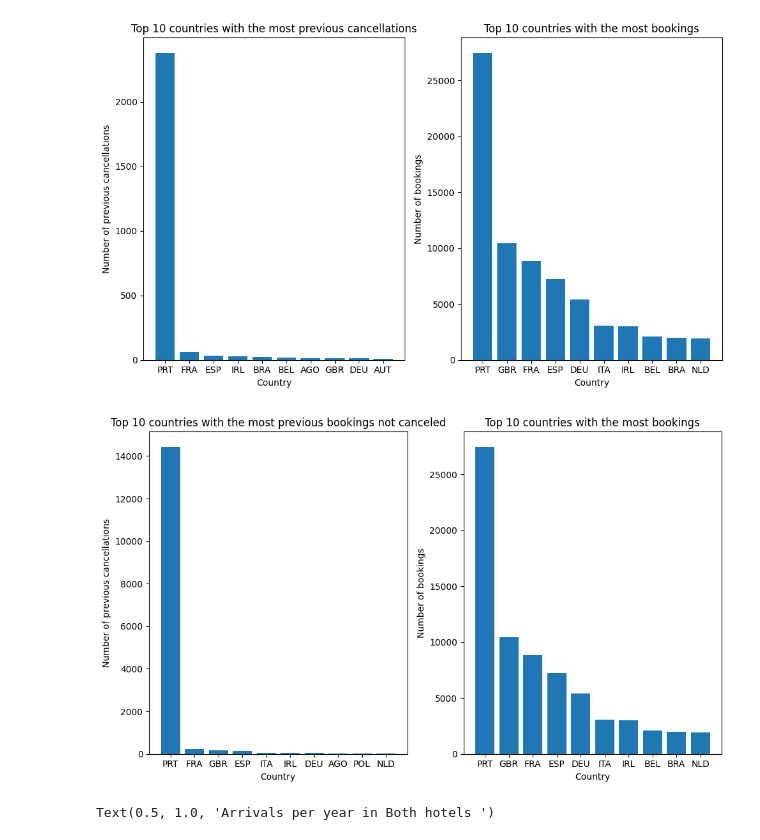
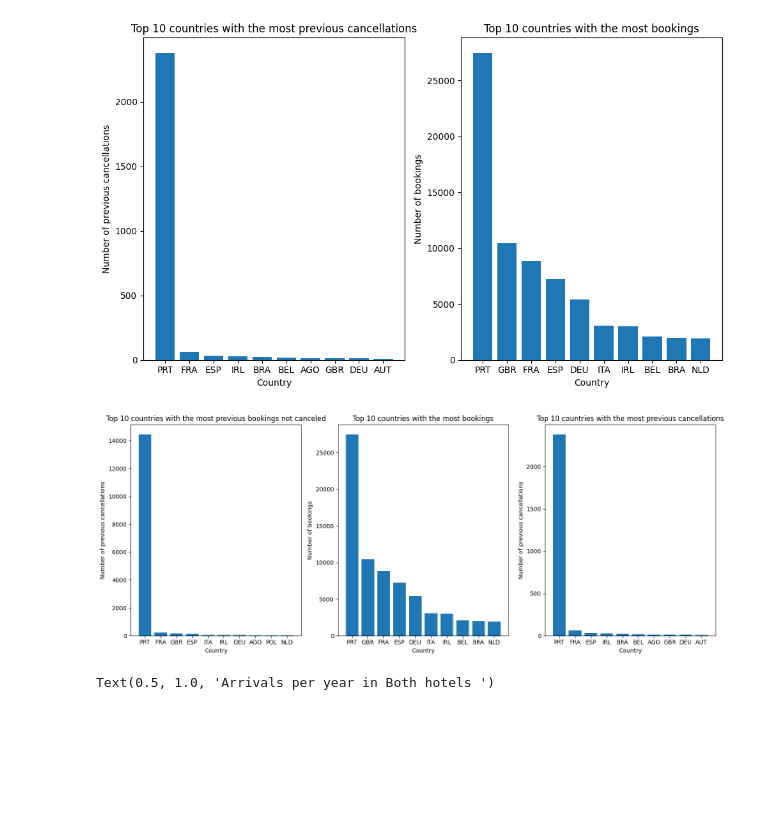
Before and after one commit to duongtruongbinh/Data-Visualization-Labs, a Jupyter notebook: Project/Project.ipynb, the cells around one changed output. Drawn from its saved outputs; the diff is of its cells as text; code cells hidden in the pictures; blank space fills up the shorter version.

```diff
--- a/Project/Project.ipynb
+++ b/Project/Project.ipynb
@@ -415,25 +415,32 @@ plt.show()
 # %%
 top_10_countries = df[df['country'] != -1].groupby('country').agg({'previous_bookings_not_canceled': 'sum'}).nlargest(10, 'previous_bookings_not_canceled')
 
 # Reset index to make 'country' a column instead of index
 top_10_countries = top_10_countries.reset_index()
-fig, ax = plt.subplots(figsize=(10, 6), nrows=1, ncols=2)
+fig, ax = plt.subplots(figsize=(15, 6), nrows=1, ncols=3)
 ax[0].bar(top_10_countries['country'], top_10_countries['previous_bookings_not_canceled'])
 ax[0].set_title('Top 10 countries with the most previous bookings not canceled')
 ax[0].set_xlabel('Country')
 ax[0].set_ylabel('Number of previous cancellations')
 
 top_10_countries = df[df['country'] != -1].groupby('country').count().nlargest(10, 'hotel')
 top_10_countries = top_10_countries.reset_index()
 ax[1].bar(top_10_countries['country'], top_10_countries['hotel'])
 ax[1].set_title('Top 10 countries with the most bookings')
 ax[1].set_xlabel('Country')
 ax[1].set_ylabel('Number of bookings')
 
+top_10_countries = df[df['country'] != -1].groupby('country').agg({'previous_cancellations': 'sum'}).nlargest(10, 'previous_cancellations')
+top_10_countries = top_10_countries.reset_index()
+ax[2].bar(top_10_countries['country'], top_10_countries['previous_cancellations'])
+ax[2].set_title('Top 10 countries with the most previous cancellations')
+ax[2].set_xlabel('Country')
+ax[2].set_ylabel('Number of previous cancellations')
+
 plt.tight_layout()
 plt.show()
 # %% [output]
-[figure, old version]
+[figure, new version]
 # %%
 plt.figure(figsize=(15, 8))
 plt.subplot(1, 2, 1)
```
Also changed, not shown: parts of 10 cells of this notebook.
